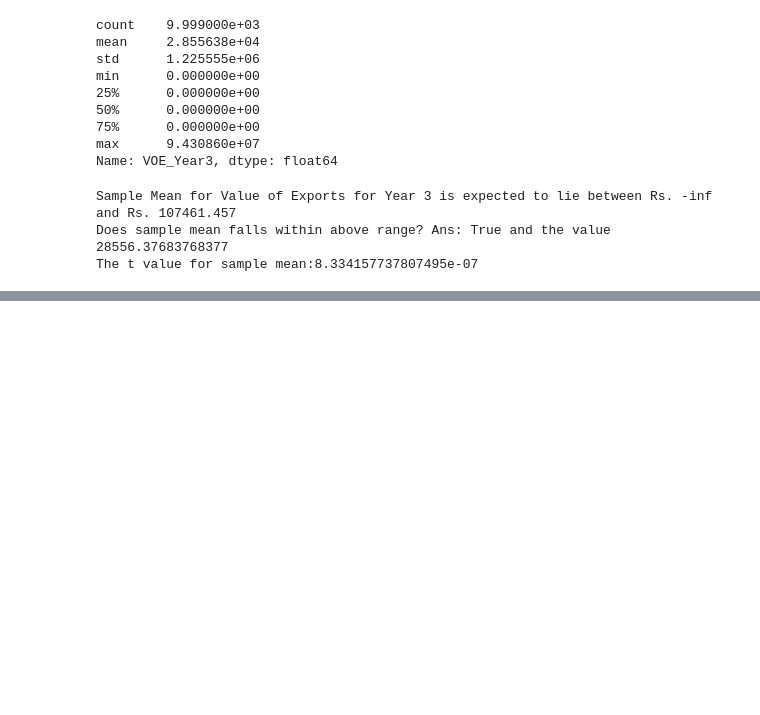
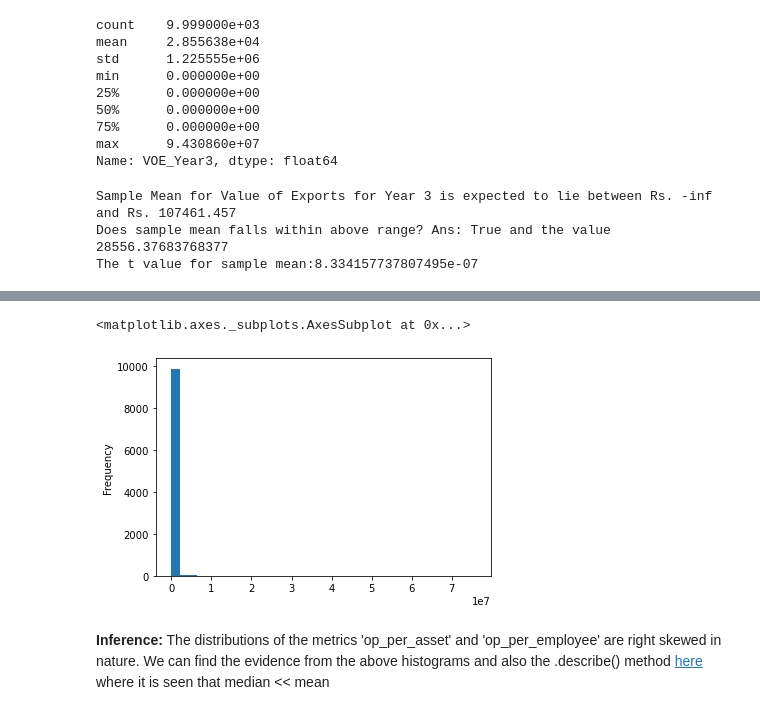
Before and after one commit to sandipto-sanyal/AMPBA-Group-Assignments, a Jupyter notebook: Group 17.ipynb, the cells around one changed output, grey strips where cells are left out. Cells and saved outputs as stored; diff of their text form; code cells hidden in the pictures; blank space fills up the shorter version.

```diff
--- a/Group 17.ipynb
+++ b/Group 17.ipynb
@@ -423,0 +477,7 @@ female employee % is 6.12
+# %%
+filtered_df['op_per_employee'].plot.hist(bins=35)
+# %% [output]
+<matplotlib.axes._subplots.AxesSubplot at 0x...>
+[figure, added]
+# %% [markdown]
+<b>Inference:</b> The distributions of the metrics 'op_per_asset' and 'op_per_employee' are right skewed in nature. We can find the evidence from the above histograms and also the .describe() method [here](#normal_check) where it is seen that median << mean
```
Also changed, not shown: parts of 23 cells of this notebook, 1 other file.
